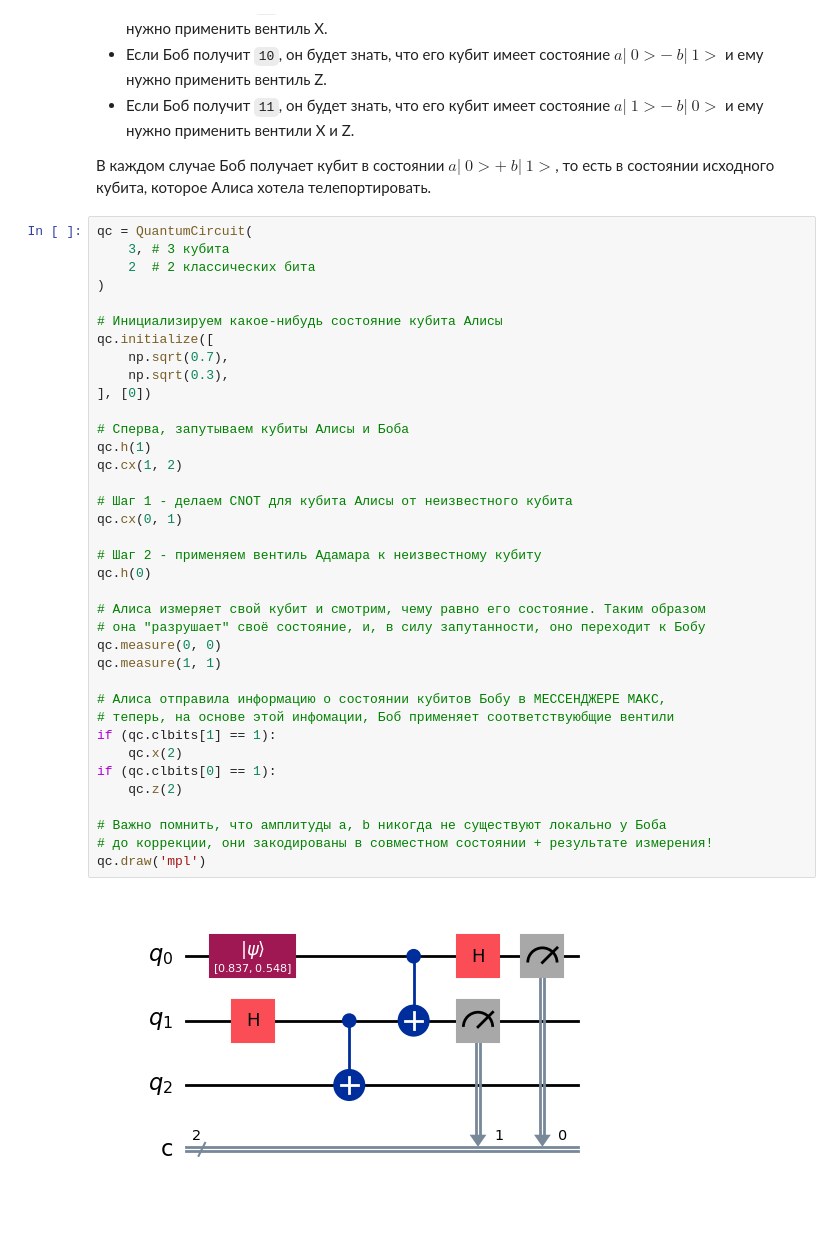
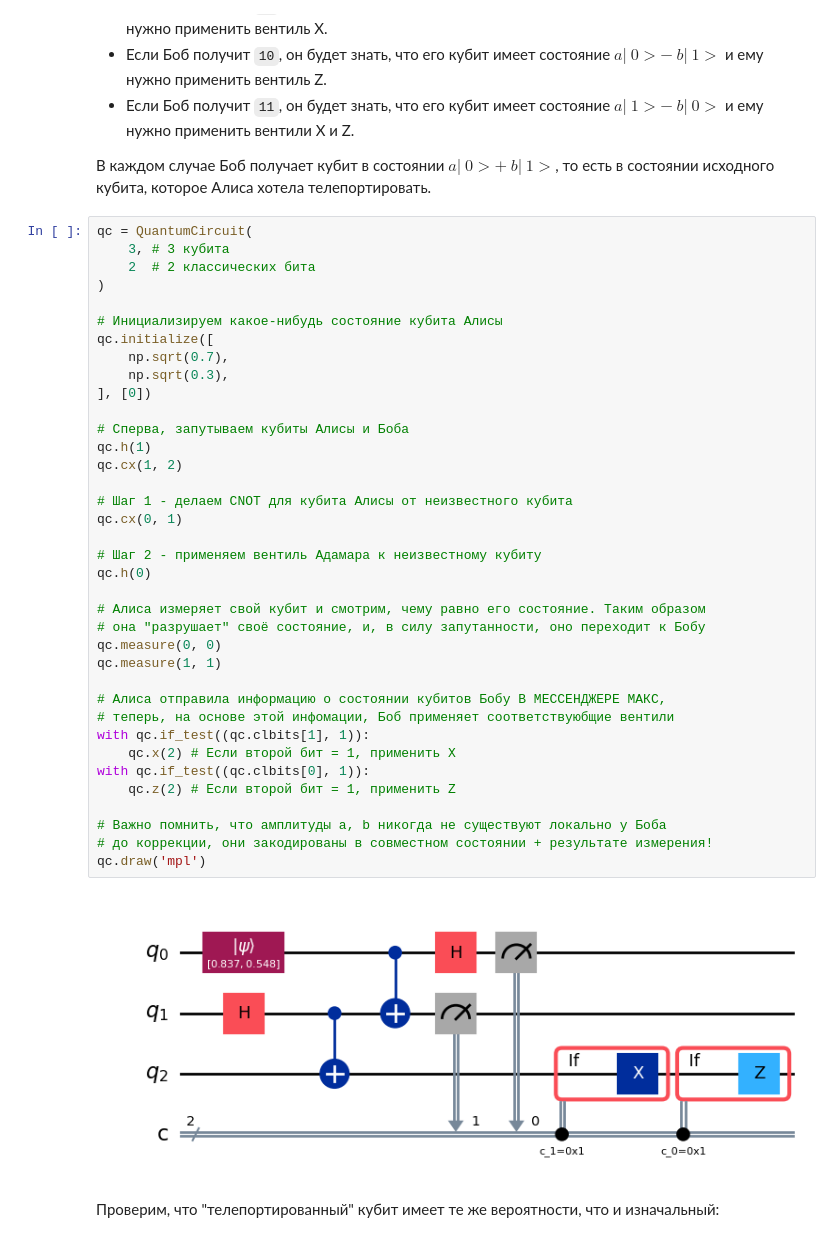
Before and after one commit to bakafox/shikimori, a Jupyter notebook: 11. Кубитовая логика.ipynb, the cells around one changed output. Cells and saved outputs as stored; diff of their text form.

```diff
--- a/11. Кубитовая логика.ipynb
+++ b/11. Кубитовая логика.ipynb
@@ -210,36 +212,38 @@ qc = QuantumCircuit(
     2  # 2 классических бита
 )
 
 # Инициализируем какое-нибудь состояние кубита Алисы
 qc.initialize([
     np.sqrt(0.7),
     np.sqrt(0.3),
 ], [0])
 
 # Сперва, запутываем кубиты Алисы и Боба
 qc.h(1)
 qc.cx(1, 2)
 
 # Шаг 1 - делаем CNOT для кубита Алисы от неизвестного кубита
 qc.cx(0, 1)
 
 # Шаг 2 - применяем вентиль Адамара к неизвестному кубиту
 qc.h(0)
 
 # Алиса измеряет свой кубит и смотрим, чему равно его состояние. Таким образом
 # она "разрушает" своё состояние, и, в силу запутанности, оно переходит к Бобу
 qc.measure(0, 0)
 qc.measure(1, 1)
 
-# Алиса отправила информацию о состоянии кубитов Бобу в МЕССЕНДЖЕРЕ МАКС,
+# Алиса отправила информацию о состоянии кубитов Бобу В МЕССЕНДЖЕРЕ МАКС,
 # теперь, на основе этой инфомации, Боб применяет соответствуюбщие вентили
-if (qc.clbits[1] == 1):
-    qc.x(2)
-if (qc.clbits[0] == 1):
-    qc.z(2)
+with qc.if_test((qc.clbits[1], 1)):
+    qc.x(2) # Если второй бит = 1, применить X
+with qc.if_test((qc.clbits[0], 1)):
+    qc.z(2) # Если второй бит = 1, применить Z
 
 # Важно помнить, что амплитуды a, b никогда не существуют локально у Боба
 # до коррекции, они закодированы в совместном состоянии + результате измерения!
 qc.draw('mpl')
 # %% [output]
-[figure, old version]
+[figure, new version]
+# %% [markdown]
+Проверим, что "телепортированный" кубит имеет те же вероятности, что и изначальный:
```
Also changed, not shown: parts of 8 cells of this notebook, 6 other files.
